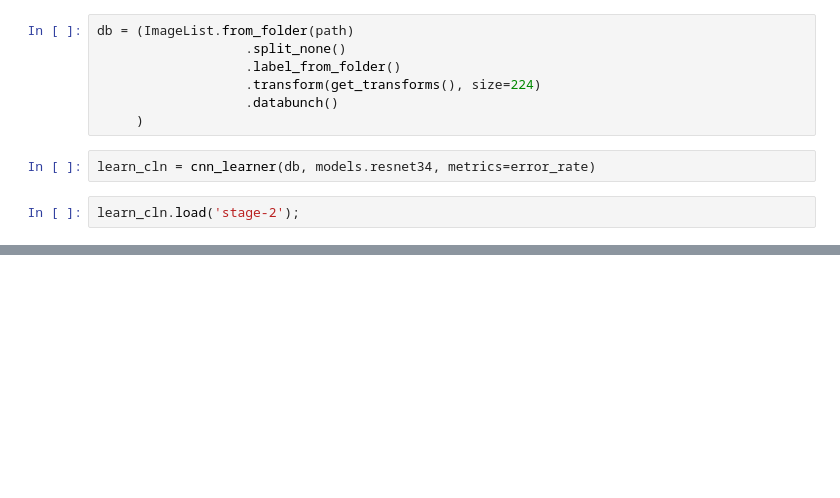
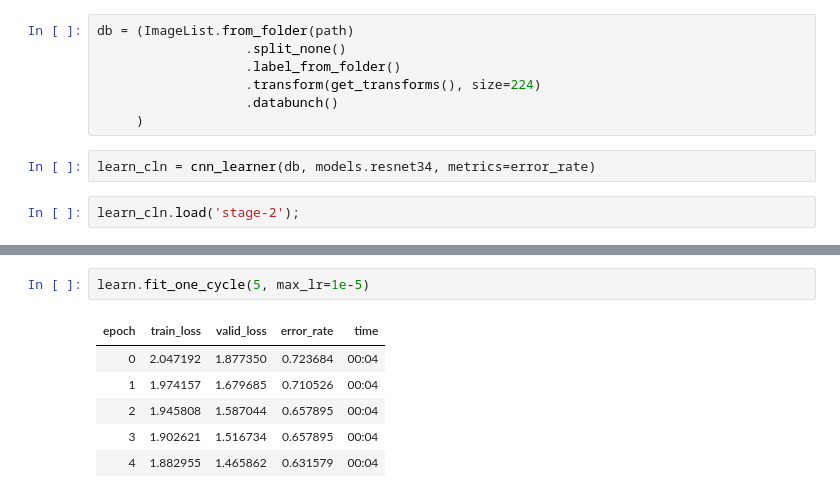
Before and after one commit to shreyus3003/Deep_Learning, a Jupyter notebook: fastai_ls2_as1.ipynb, the cells around one changed output, grey strips where cells are left out. Drawn from its saved outputs; the diff is of its cells as text; blank space fills up the shorter version.

```diff
--- a/fastai_ls2_as1.ipynb
+++ b/fastai_ls2_as1.ipynb
@@ -101,0 +146,9 @@ ds, idxs = DatasetFormatter().from_toplosses(learn_cln)
+# %%
+learn.fit_one_cycle(5, max_lr=1e-5)
+# %% [output]
+| epoch | train_loss | valid_loss | error_rate | time |
+| 0 | 2.047192 | 1.877350 | 0.723684 | 00:04 |
+| 1 | 1.974157 | 1.679685 | 0.710526 | 00:04 |
+| 2 | 1.945808 | 1.587044 | 0.657895 | 00:04 |
+| 3 | 1.902621 | 1.516734 | 0.657895 | 00:04 |
+| 4 | 1.882955 | 1.465862 | 0.631579 | 00:04 |
```
Also changed, not shown: parts of 27 cells of this notebook.
